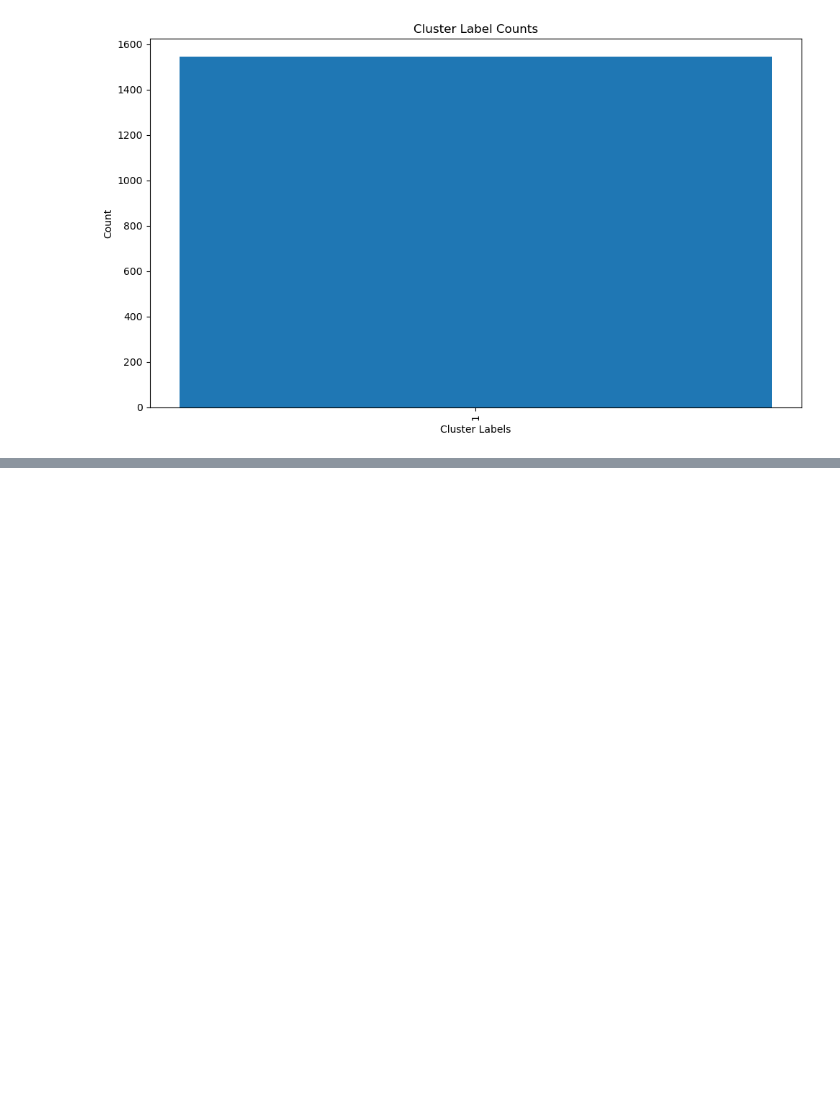
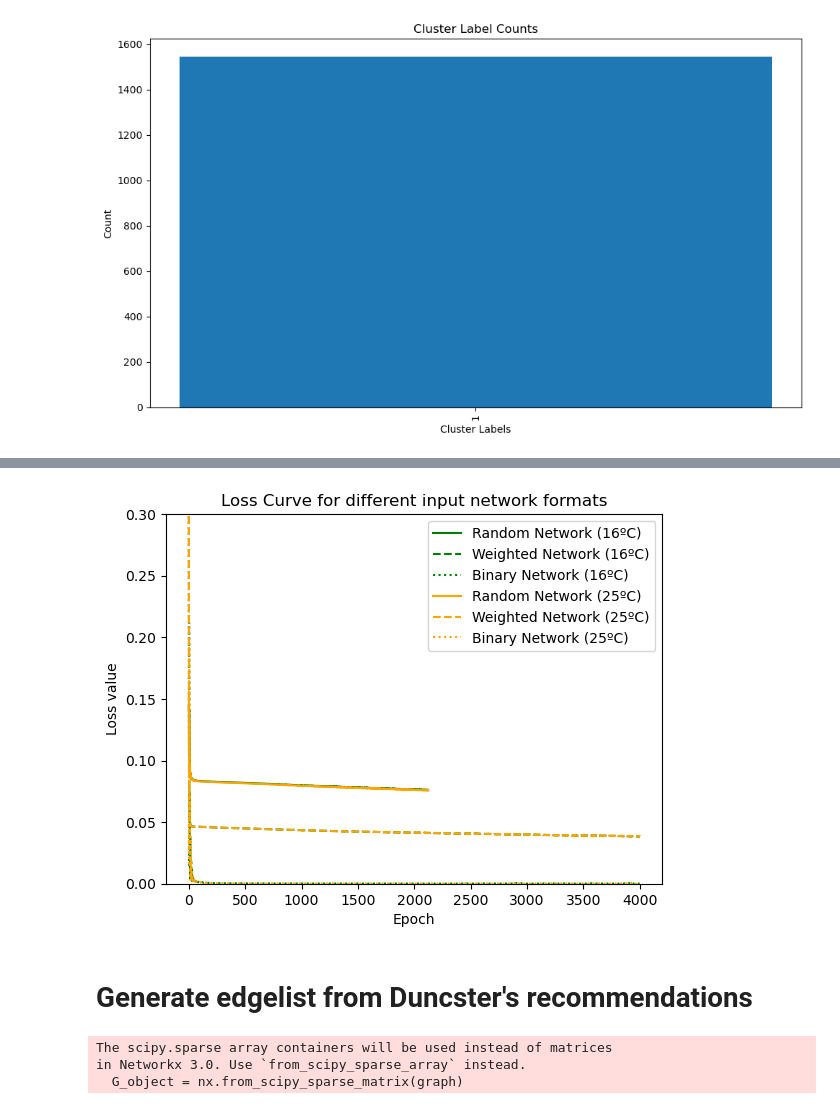
Before and after one commit to camilababo/BIONIC, a Jupyter notebook: input_files/data_pre_processing.ipynb, the cells around one changed output, grey strips where cells are left out. Cells and saved outputs as stored; diff of their text form; code cells hidden in the pictures; blank space fills up the shorter version.

```diff
--- a/input_files/data_pre_processing.ipynb
+++ b/input_files/data_pre_processing.ipynb
@@ -835,0 +780,36 @@ plt.show()
+# %%
+import matplotlib.pyplot as plt
+import pandas as pd
+
+# Read the loss TSV file
+random = pd.read_csv('../bionic/random_run/random_features_loss.tsv', sep='\t')
+weighted = pd.read_csv('../bionic/norm_predictions/2norm_recon_loss.tsv', sep='\t')
+binary = pd.read_csv('../bionic/binary_run/2binary_features_loss.tsv', sep='\t')
+
+# Set the colors for the two conditions
+sixteen = 'green'
+twenty_five = 'orange'
+
+# Plot the loss curves for the first condition
+plt.plot(random['Epoch'], random['16mad_random.txt'], color=sixteen, label='Random Network (16ºC)')
+plt.plot(weighted['Epoch'], weighted['../edgelist_16mad_pn999_probe.txt'], color=sixteen, linestyle='--', label='Weighted Network (16ºC)')
+plt.plot(binary['Epoch'], binary['16mad_binary.txt'], color=sixteen, linestyle=':', label='Binary Network (16ºC)')
+
+# Plot the loss curves for the second condition
+plt.plot(random['Epoch'], random['25mad_random.txt'], color=twenty_five, label='Random Network (25ºC)')
+plt.plot(weighted['Epoch'], weighted['../edgelist_16mad_pn999_probe.txt'], color=twenty_five, linestyle='--', label='Weighted Network (25ºC)')
+plt.plot(binary['Epoch'], binary['25mad_binary.txt'], color=twenty_five, linestyle=':', label='Binary Network (25ºC)')
+
+# Set plot title and labels
+plt.title('Loss Curve for different input network formats')
+plt.xlabel('Epoch')
+plt.ylabel('Loss value')
+plt.ylim(0, 0.3)
+
+# Add legend
+plt.legend()
+
+# Show the plot
+plt.show()
+# %% [output]
+[figure, added]
@@ -835,0 +818,29 @@ plt.show()
+# %% [markdown]
+# Generate edgelist from Duncster's recommendations
+# %%
+import pandas as pd
+import numpy as np
+from sklearn.neighbors import radius_neighbors_graph
+import networkx as nx
+
+# Read the CSV file into a DataFrame
+df = pd.read_csv('../outputs/separate_conditions/sixteen_df_probe.csv', sep=',', header=0, index_col=0)
+
+data_array = df.values.astype(float)
+
+# Compute the graph
+radius = 0.5
+graph = radius_neighbors_graph(data_array, radius, mode='distance', metric='euclidean')
+
+# Convert the graph to a NetworkX object
+G_object = nx.from_scipy_sparse_matrix(graph)
+
+mapping = {i: str(index) for i, index in enumerate(df.index)}
+relabeled_graph = nx.relabel_nodes(G_object, mapping)
+
+# Save the graph as a GML file
+nx.write_weighted_edgelist(relabeled_graph, 'test.edgelist')
+# %% [output]
+The scipy.sparse array containers will be used instead of matrices
+in Networkx 3.0. Use `from_scipy_sparse_array` instead.
+  G_object = nx.from_scipy_sparse_matrix(graph)
```
Also changed, not shown: parts of 50 cells of this notebook, 24 other files.
